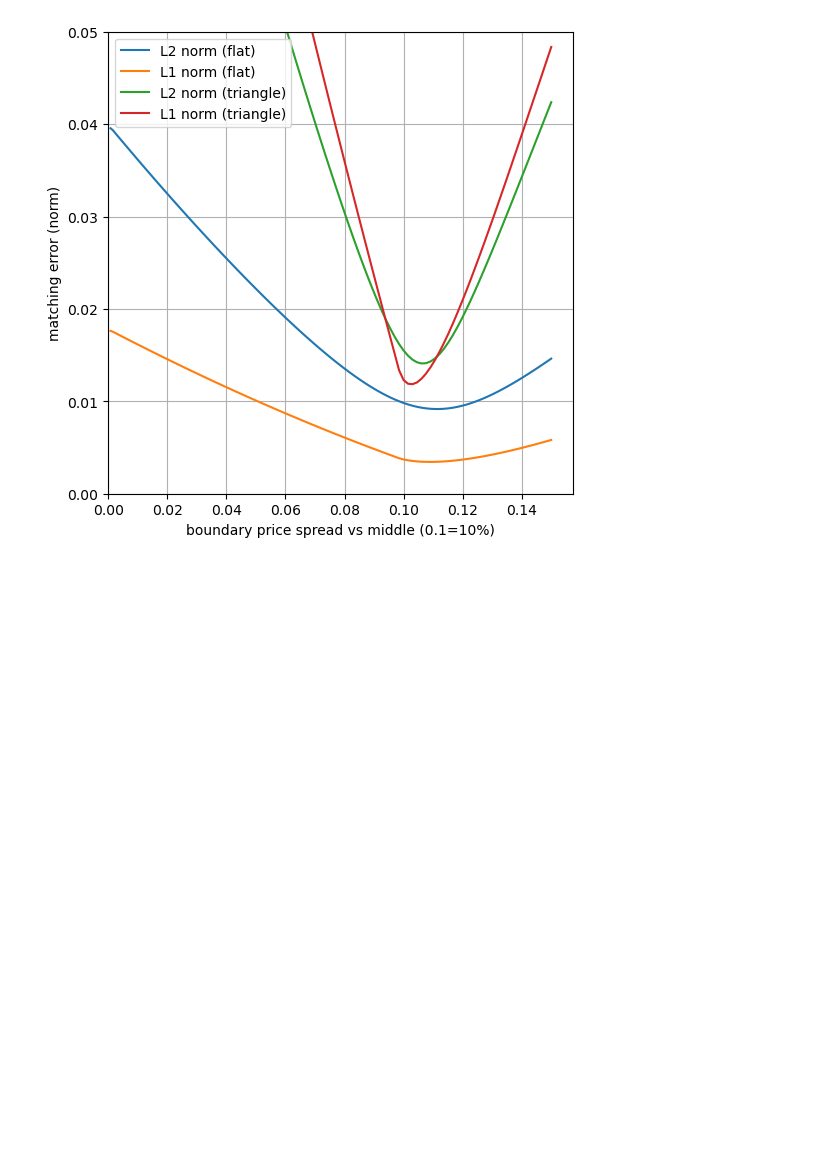
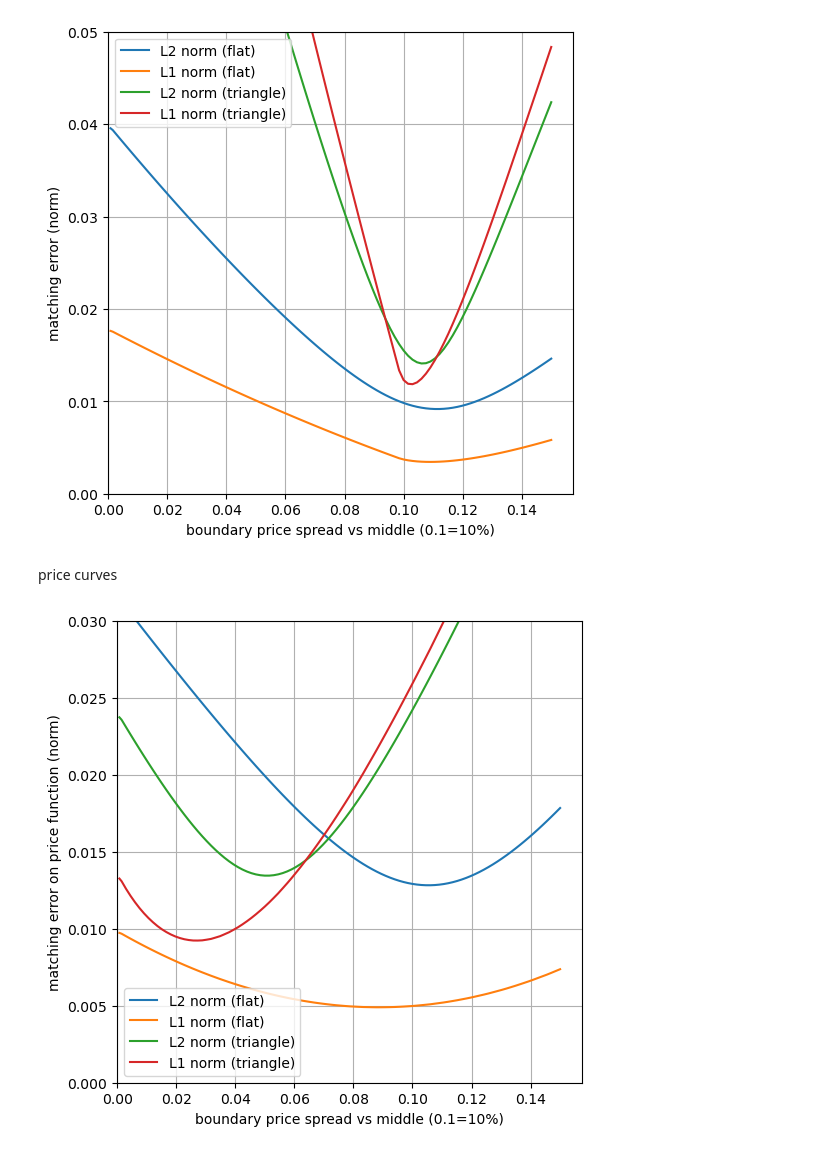
Before and after one commit to 1deven386/fastlane-bot, a Jupyter notebook: resources/analysis/202401 Solidly/202401 Solidly-2.ipynb, the cells around one changed output. Cells and saved outputs as stored; diff of their text form; code cells hidden in the pictures; blank space fills up the shorter version.

```diff
--- a/resources/analysis/202401 Solidly/202401 Solidly-2.ipynb
+++ b/resources/analysis/202401 Solidly/202401 Solidly-2.ipynb
@@ -618,3 +620,43 @@ plt.savefig("/Users/skl/Desktop/sol_img_optps.jpg")
 plt.show()
 # %% [output]
 [figure]
+# %% [markdown]
+price curves
+# %%
+# check different price spread curves
+ps_v = np.linspace(0,0.15, 100)
+ps_v[0] = ps_v[1]/2
+dist_flat_l2_ps_v = []
+dist_flat_l1_ps_v = []
+dist_triang_l2_ps_v = []
+dist_triang_l1_ps_v = []
+for psps in ps_v:
+    psps = max(psps, 0.001)
+    match_ps_f = f.LCPMM.from_xpxp(xa=x_min, xb=x_max, pa=1+psps, pb=1-psps, ya=ya)
+    match_ps_flat_fv = fv_flat.wrap(match_ps_f)
+    match_ps_triang_fv = fv_triang.wrap(match_ps_f)
+    dist_flat_l2 = match_ps_flat_fv.distp_L2(y_f.p)
+    dist_flat_l1 = match_ps_flat_fv.distp_L1(y_f.p)
+    dist_triang_l2 = match_ps_triang_fv.distp_L2(y_f.p)
+    dist_triang_l1 = match_ps_triang_fv.distp_L1(y_f.p)
+    #print(psps, dist)
+    dist_flat_l2_ps_v.append(dist_flat_l2)
+    dist_flat_l1_ps_v.append(dist_flat_l1)
+    dist_triang_l2_ps_v.append(dist_triang_l2)
+    dist_triang_l1_ps_v.append(dist_triang_l1)
+# %%
+plt.plot(ps_v, dist_flat_l2_ps_v, label="L2 norm (flat)")
+plt.plot(ps_v, dist_flat_l1_ps_v, label="L1 norm (flat)")
+plt.plot(ps_v, dist_triang_l2_ps_v, label="L2 norm (triangle)")
+plt.plot(ps_v, dist_triang_l1_ps_v, label="L1 norm (triangle)")
+plt.grid()
+plt.xlabel("boundary price spread vs middle (0.1=10%)")
+plt.ylabel("matching error on price function (norm)")
+#plt.title("Optimal price spread")
+plt.xlim(0,None)
+plt.ylim(0,0.03)
+plt.legend()
+plt.savefig("/Users/skl/Desktop/sol_img_optpsp.jpg")
+plt.show()
+# %% [output]
+[figure, added]
```
Also changed, not shown: parts of 4 cells of this notebook, 1 other file.
